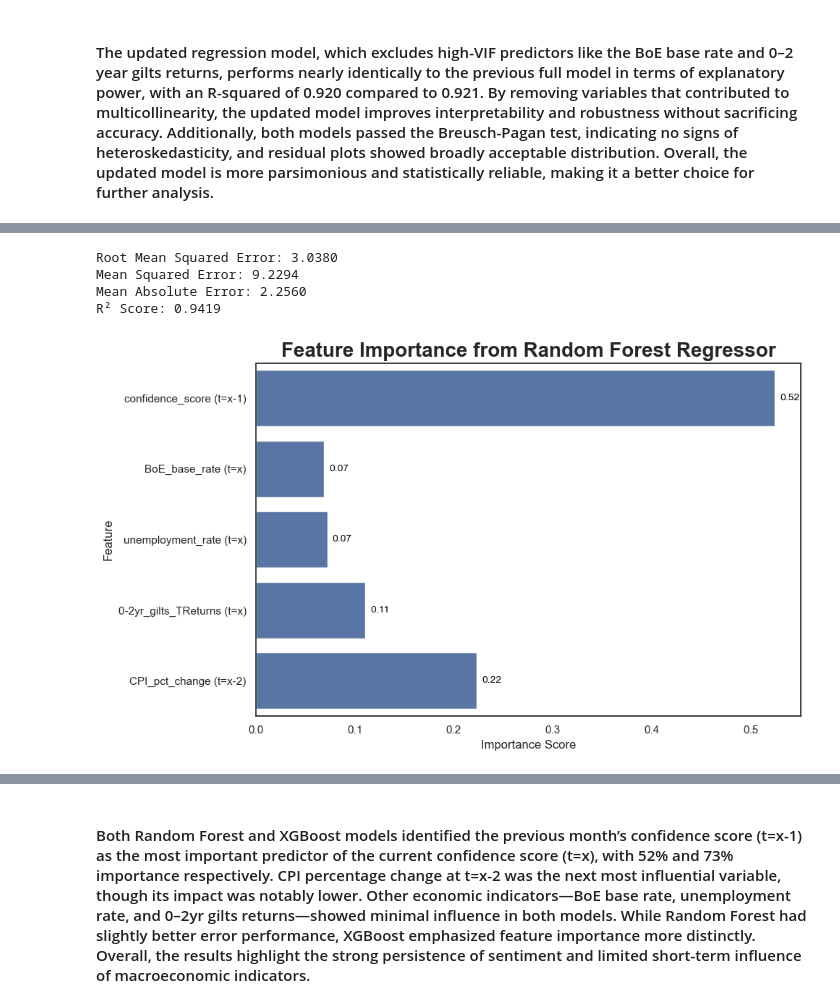
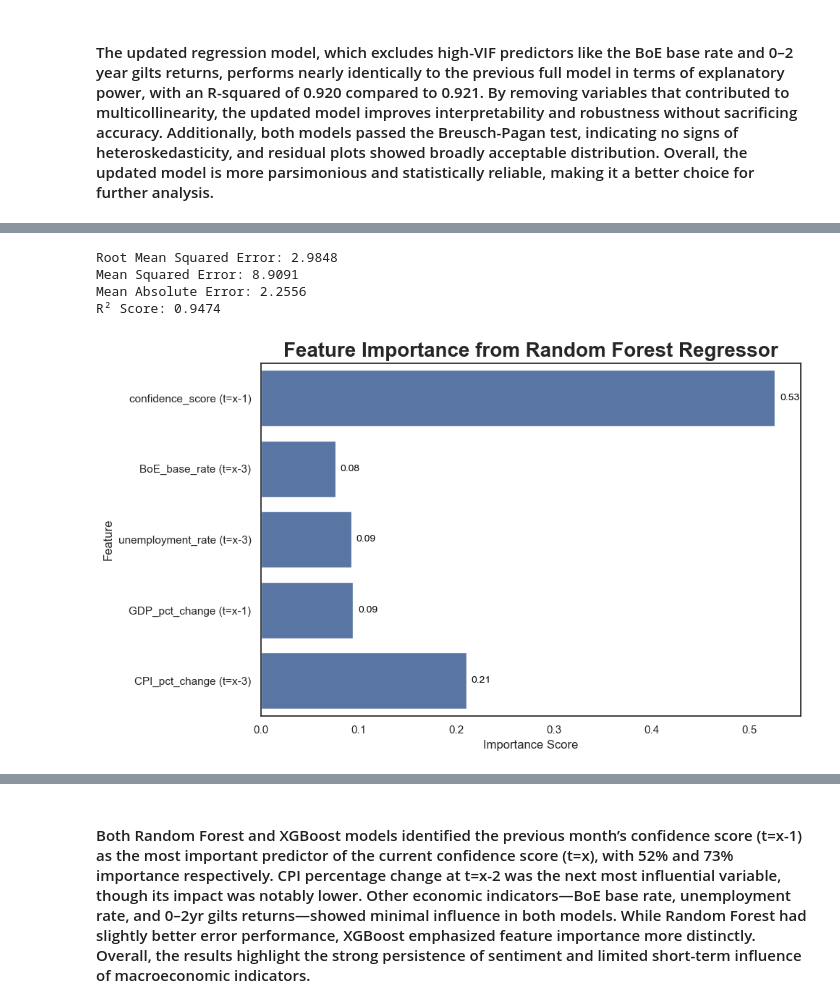
Before and after one commit to gamzebb/group-project, a Jupyter notebook: Confidence Score Analysis Sentiment, Corraletion, Predictions (1998-2022).ipynb, the cells around one changed output, grey strips where cells are left out. Saved outputs shown, nothing was run; the diff lists cells and outputs as text; code cells hidden in the pictures.

```diff
--- a/Confidence Score Analysis Sentiment, Corraletion, Predictions (1998-2022).ipynb
+++ b/Confidence Score Analysis Sentiment, Corraletion, Predictions (1998-2022).ipynb
@@ -613,10 +613,10 @@ regression_df['Date'] = filtered_df['Date']
 # Add required variables with specific time lags
 regression_df['confidence_score (t=x)'] = filtered_df['confidence_score']
 regression_df['confidence_score (t=x-1)'] = filtered_df['confidence_score'].shift(1)
-regression_df['BoE_base_rate (t=x)'] = filtered_df['BoE_base_rate']
-regression_df['unemployment_rate (t=x)'] = filtered_df['unemployment_rate']
-regression_df['0-2yr_gilts_TReturns (t=x)'] = filtered_df['0-2yr_gilts_TReturns']
-regression_df['CPI_pct_change (t=x-2)'] = filtered_df['CPI_pct_change'].shift(2)
+regression_df['BoE_base_rate (t=x-3)'] = filtered_df['BoE_base_rate'].shift(3)
+regression_df['unemployment_rate (t=x-3)'] = filtered_df['unemployment_rate'].shift(3)
+regression_df['GDP_pct_change (t=x-1)'] = filtered_df['GDP_pct_change'].shift(1)
+regression_df['CPI_pct_change (t=x-3)'] = filtered_df['CPI_pct_change'].shift(3)
 # Step 3: Drop rows with missing values due to shifting
 regression_df.dropna(inplace=True)
 
@@ -1127,27 +1128,18 @@ regression_df.head()
 # 1. Prepare the data
 # -------------------
 regression_df = regression_df.dropna(
-    subset=[
-        'confidence_score (t=x)',
-        'confidence_score (t=x-1)',
-        'BoE_base_rate (t=x)',
-        'unemployment_rate (t=x)',
-        '0-2yr_gilts_TReturns (t=x)',
-        'CPI_pct_change (t=x-2)',
-    ]
-)
-
+    subset=['confidence_score (t=x)',
+     'confidence_score (t=x-1)','BoE_base_rate (t=x-3)', 'unemployment_rate (t=x-3)',
+     'GDP_pct_change (t=x-1)','CPI_pct_change (t=x-3)'
+])
 # Define dependent variable
 y = regression_df['confidence_score (t=x)']
 
 # Define independent variables
 X = regression_df[
     [
-        'confidence_score (t=x-1)',
-        'BoE_base_rate (t=x)',
-        'unemployment_rate (t=x)',
-        '0-2yr_gilts_TReturns (t=x)',
-        'CPI_pct_change (t=x-2)'
+'confidence_score (t=x-1)','BoE_base_rate (t=x-3)', 'unemployment_rate (t=x-3)',
+'GDP_pct_change (t=x-1)','CPI_pct_change (t=x-3)'
     ]
 ]
 
@@ -1172,38 +1164,38 @@ rf_model.fit(X_train, y_train)
 # 4. Predictions and Evaluation
 # -----------------------------
 y_pred = rf_model.predict(X_test)
 
 rmse = np.sqrt(mean_squared_error(y_test, y_pred))
 mse = mean_squared_error(y_test, y_pred)
 mae = mean_absolute_error(y_test, y_pred)
 r2 = r2_score(y_test, y_pred)
 
 print(f"Root Mean Squared Error: {rmse:.4f}")
 print(f"Mean Squared Error: {mse:.4f}")
 print(f"Mean Absolute Error: {mae:.4f}")
 print(f"R² Score: {r2:.4f}")
 
 # 5. Feature Importance Plot
 # --------------------------
 feature_importances = pd.Series(rf_model.feature_importances_, index=X.columns)
 
 plt.figure(figsize=(10, 6))
 ax = sns.barplot(x=feature_importances, y=feature_importances.index)
 plt.title("Feature Importance from Random Forest Regressor", fontsize=20, fontweight='bold')
 plt.xlabel("Importance Score")
 plt.ylabel("Feature")
 
 for i, (value, name) in enumerate(zip(feature_importances, feature_importances.index)):
     ax.text(value + 0.005, i, f"{value:.2f}", color='black', va='center', fontsize=10)
 
 plt.tight_layout()
 plt.show()
 # %% [output]
-Root Mean Squared Error: 3.0380
-Mean Squared Error: 9.2294
-Mean Absolute Error: 2.2560
-R² Score: 0.9419
+Root Mean Squared Error: 2.9848
+Mean Squared Error: 8.9091
+Mean Absolute Error: 2.2556
+R² Score: 0.9474
-[figure, old version]
+[figure, new version]
 # %%
 from xgboost import XGBRegressor
 
```
Also changed, not shown: parts of 26 cells of this notebook.
